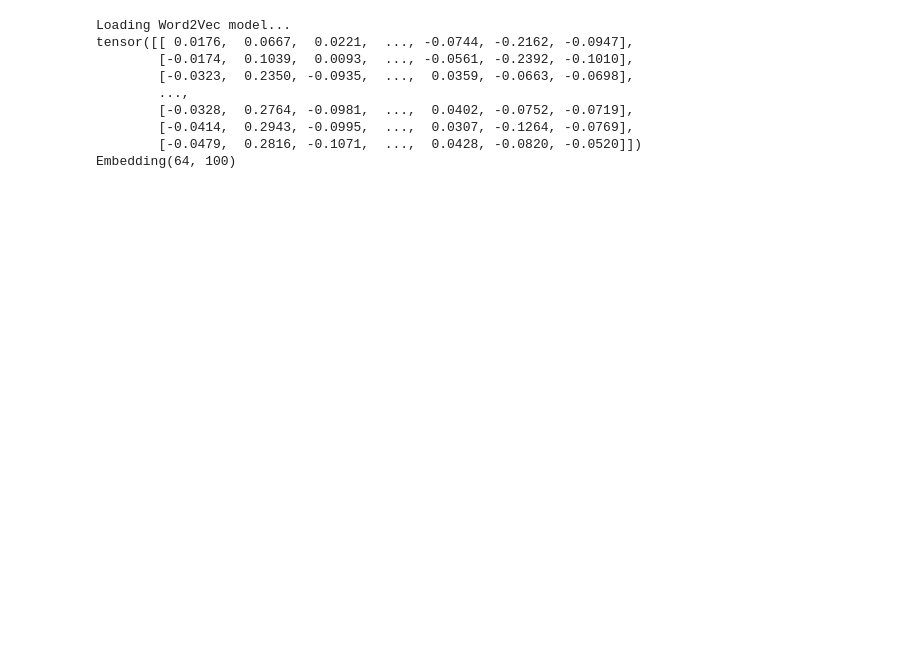
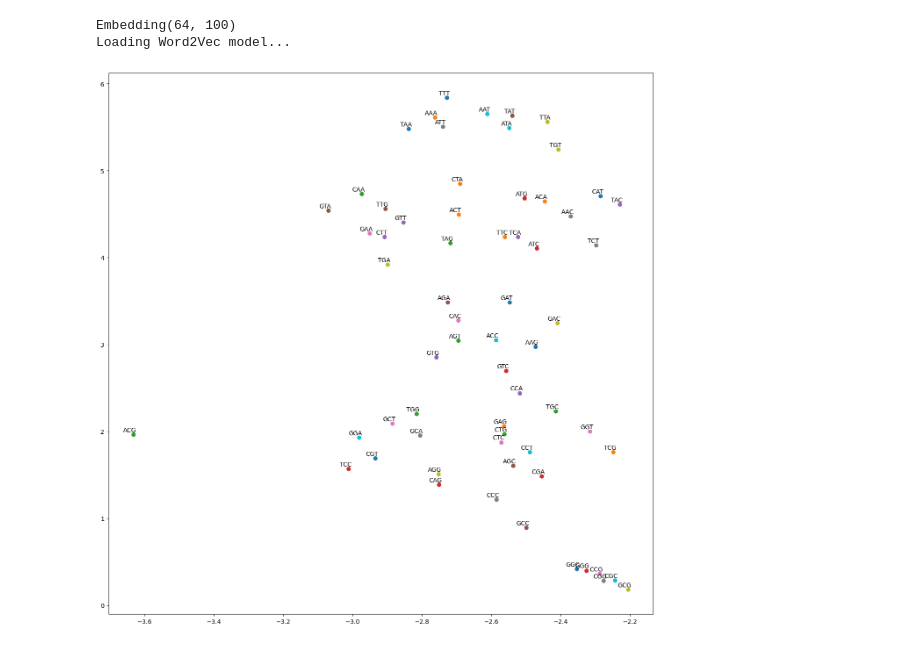
Before and after one commit to xuan13hao/alignmentGAN, a Jupyter notebook: kmer_embedding.ipynb, the cells around one changed output. Cells and saved outputs as stored; diff of their text form; code cells hidden in the pictures; blank space fills up the shorter version.

```diff
--- a/kmer_embedding.ipynb
+++ b/kmer_embedding.ipynb
@@ -157,67 +157,68 @@ def tsne_plot(model):
                      va='bottom')
     plt.show()
 # %%
-kmer = 3
-pos_number = 10 # NOTE: the number of postive sample in test file
-seq_reads = []
+def kmer_tensor(input_file,k,fea_num_,min_fea_):
+	kmer = k
+	seq_reads = []
 
+	for record in fasta.parse(input_file):
+		seq_reads.append(str(record.seq))
+	#### generate Unsupervised #####
+	Unfile = '%dUn'%(kmer)
+	g = open(Unfile,'w')
+	words1 = getDNA_split(seq_reads,kmer)
+	for i in range(len(words1)):
+		line = ' '.join(words1[i])
+		g.write(line+'\n')
+	g.close()
+	model = 'model_%d'%(kmer)
+	fea_num = fea_num_# 100
+	min_fea = min_fea_# 3
+	# wm = getWord_model(kmer,fea_num,min_fea,model,Unfile)
+	word_model = Word2Vec.load(model)
+	weights = torch.FloatTensor(word_model.wv.vectors)
+	# print(weights)
+	embedding = nn.Embedding.from_pretrained(weights)
+	# print(embedding)
+	return embedding
 
-for record in fasta.parse('test.fa'):
-    seq_reads.append(str(record.seq))
-#### generate Unsupervised #####
-Unfile = '%dUn'%(kmer)
-g = open(Unfile,'w')
-words1 = getDNA_split(seq_reads,kmer)
-
-for i in range(len(words1)):
-	line = ' '.join(words1[i])
-	g.write(line+'\n')
-g.close()
-
-model = 'model_%d'%(kmer)
-fea_num = 100
-min_fea = 10
-wm = getWord_model(kmer,fea_num,min_fea,model,Unfile)
-word_model = Word2Vec.load(model)
-weights = torch.FloatTensor(word_model.wv.vectors)
-print(weights)
-embedding = nn.Embedding.from_pretrained(weights)
-print(embedding)
-
-query = 'ACG'
-query_id = torch.tensor(word_model.wv['ACG'])
-gensim_vector = torch.tensor(word_model.wv[query])
+# kt= kmer_tensor('test.fa',3,100,3)
+# print(kt)
+def plot_simlarity(k,fea_num,min_fea):
+	kmer = k
+	model = 'model_%d'%(kmer)
+	Unfile = '%dUn'%(kmer)
+	wm = getWord_model(kmer,fea_num,min_fea,model,Unfile)
+	tsne_plot(wm)
+# plot_simlarity(3,100,3)
+# query = 'ACG'
+# query_id = torch.tensor(word_model.wv['ACG'])
+# gensim_vector = torch.tensor(word_model.wv[query])
 # embedding_vector = embedding(query_id)
 # embedding_vector
 # gensim_vector
 # embedding_vector
 # print(gensim_vector==embedding_vector)
 # tsne_plot(wm)
 # dataDataVecs = getAvgFeatureVecs(words1,word_model,fea_num)
 # # print (dataDataVecs)
 # fea_npy = '%d_vecs.npy'%(kmer)
 # np.save(fea_npy,dataDataVecs)
 # words = list(wm.wv.key_to_index.keys())
 # for w in words:
 # 	print(w)
 # print(wm.wv['ACG'])
 # vocab = wm.wv.key_to_index.keys()
 # for word in vocab:
 #     print(wm.wv.get_index(word))
 # X = model.wv[vocab]
 # #### npy To csv #####
 # fea_svm = '%d_vecs.svm'%(kmer)
 # fea_csv = '%d_vecs.csv'%(kmer)
 
 # npyTosvm(fea_npy, fea_svm,pos_number)
 # SVMtoCSV(fea_svm, fea_csv)
 # %% [output]
+Embedding(64, 100)
 Loading Word2Vec model...
-tensor([[ 0.0176,  0.0667,  0.0221,  ..., -0.0744, -0.2162, -0.0947],
-        [-0.0174,  0.1039,  0.0093,  ..., -0.0561, -0.2392, -0.1010],
-        [-0.0323,  0.2350, -0.0935,  ...,  0.0359, -0.0663, -0.0698],
-        ...,
-        [-0.0328,  0.2764, -0.0981,  ...,  0.0402, -0.0752, -0.0719],
-        [-0.0414,  0.2943, -0.0995,  ...,  0.0307, -0.1264, -0.0769],
-        [-0.0479,  0.2816, -0.1071,  ...,  0.0428, -0.0820, -0.0520]])
-Embedding(64, 100)
+[figure, added]
```
Also changed, not shown: 2 other files.
